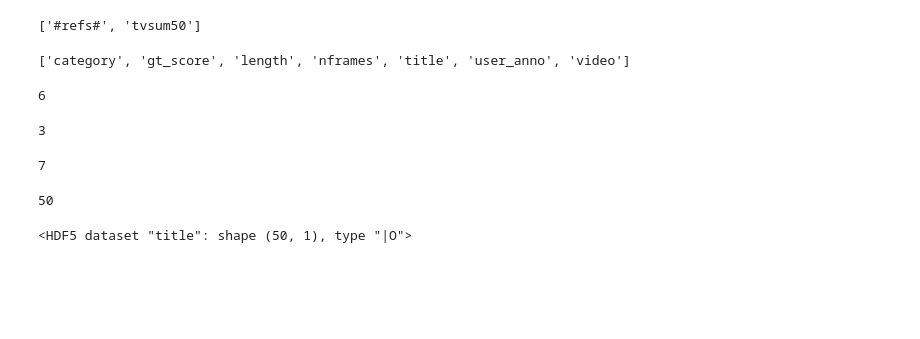
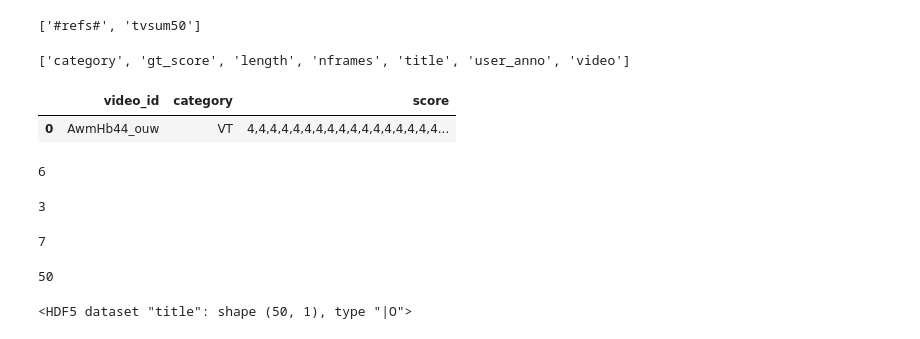
Before and after one commit to StevRamos/video_summarization, a Jupyter notebook: notebooks/tvsum.ipynb, the cells around one changed output. Drawn from its saved outputs; the diff is of its cells as text; code cells hidden in the pictures; blank space fills up the shorter version.

```diff
--- a/notebooks/tvsum.ipynb
+++ b/notebooks/tvsum.ipynb
@@ -540,6 +630,11 @@ list(all_mat.keys())
 list(all_mat['tvsum50'].keys())
 # %% [output]
 ['category', 'gt_score', 'length', 'nframes', 'title', 'user_anno', 'video']
+# %%
+df_ant[df_ant.video_id=="AwmHb44_ouw"].head(1)
+# %% [output]
+|  | video_id | category | score |
+| 0 | AwmHb44_ouw | VT | 4,4,4,4,4,4,4,4,4,4,4,4,4,4,4,4,4... |
 # %%
 xdxddd = ['category', 'gt_score', 'length', 'nframes', 'title', 'user_anno', 'video']
 # %%
```
Also changed, not shown: parts of 69 cells of this notebook, 35 other files.
